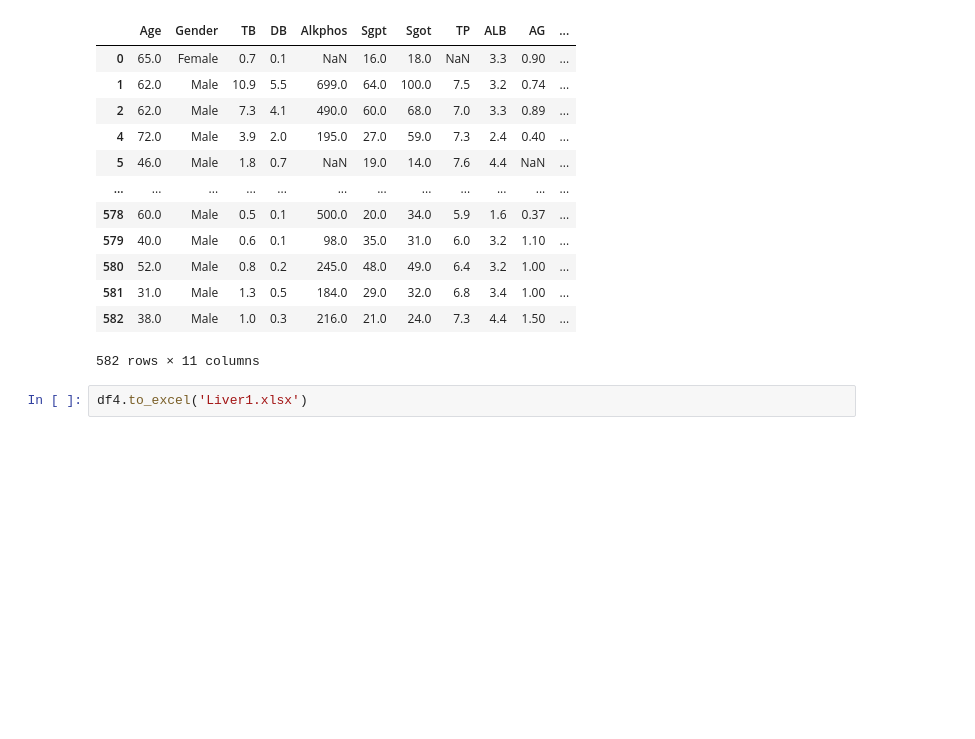
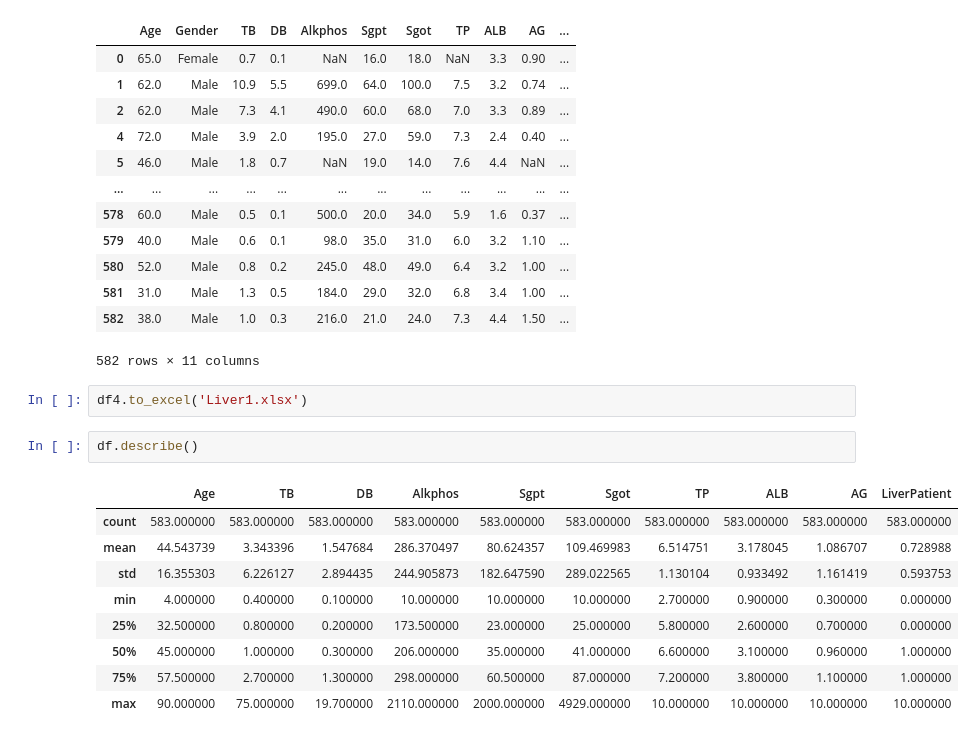
Before and after one commit to Anandasane/Data_Science_2026, a Jupyter notebook: Python libraries.ipynb, the cells around one changed output. Cells and saved outputs as stored; diff of their text form; blank space fills up the shorter version.

```diff
--- a/Python libraries.ipynb
+++ b/Python libraries.ipynb
@@ -905,3 +909,15 @@ df4
 582 rows × 11 columns
 # %%
 df4.to_excel('Liver1.xlsx')
+# %%
+df.describe()
+# %% [output]
+|  | Age | TB | DB | Alkphos | Sgpt | Sgot | TP | ALB | AG | LiverPatient |
+| count | 583.000000 | 583.000000 | 583.000000 | 583.000000 | 583.000000 | 583.000000 | 583.000000 | 583.000000 | 583.000000 | 583.000000 |
+| mean | 44.543739 | 3.343396 | 1.547684 | 286.370497 | 80.624357 | 109.469983 | 6.514751 | 3.178045 | 1.086707 | 0.728988 |
+| std | 16.355303 | 6.226127 | 2.894435 | 244.905873 | 182.647590 | 289.022565 | 1.130104 | 0.933492 | 1.161419 | 0.593753 |
+| min | 4.000000 | 0.400000 | 0.100000 | 10.000000 | 10.000000 | 10.000000 | 2.700000 | 0.900000 | 0.300000 | 0.000000 |
+| 25% | 32.500000 | 0.800000 | 0.200000 | 173.500000 | 23.000000 | 25.000000 | 5.800000 | 2.600000 | 0.700000 | 0.000000 |
+| 50% | 45.000000 | 1.000000 | 0.300000 | 206.000000 | 35.000000 | 41.000000 | 6.600000 | 3.100000 | 0.960000 | 1.000000 |
+| 75% | 57.500000 | 2.700000 | 1.300000 | 298.000000 | 60.500000 | 87.000000 | 7.200000 | 3.800000 | 1.100000 | 1.000000 |
+| max | 90.000000 | 75.000000 | 19.700000 | 2110.000000 | 2000.000000 | 4929.000000 | 10.000000 | 10.000000 | 10.000000 | 10.000000 |
```
Also changed, not shown: parts of 14 cells of this notebook, 2 other files.
